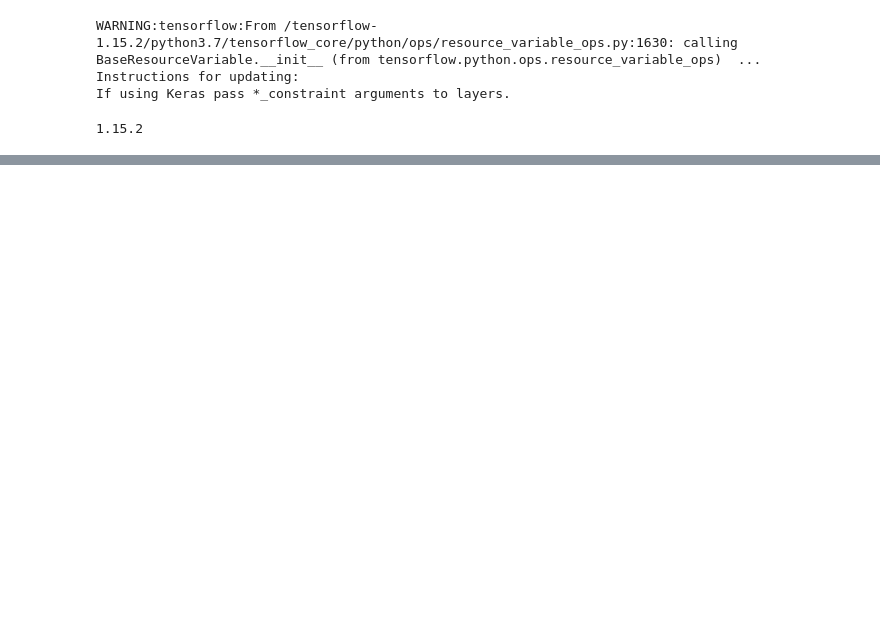
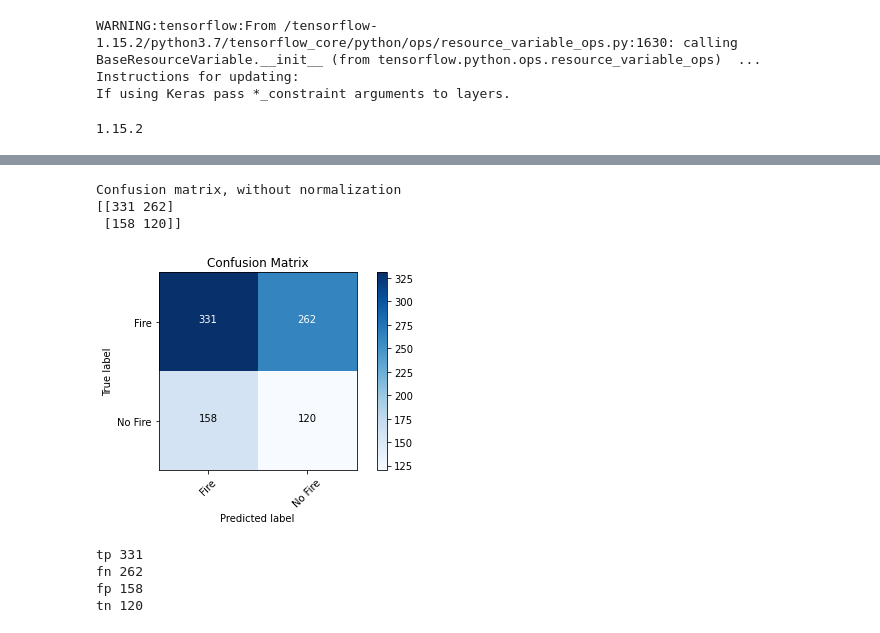
Before and after one commit to ZzzandyzzZ/FireNet, a Jupyter notebook: FireNet.ipynb, the cells around one changed output, grey strips where cells are left out. Cells and saved outputs as stored; diff of their text form; code cells hidden in the pictures; blank space fills up the shorter version.

```diff
--- a/FireNet.ipynb
+++ b/FireNet.ipynb
@@ -212,0 +200,3 @@ plot_model(model, to_file='model_small.png', show_layer_names=False, show_shapes
+# %%
+DATADIR = 'Test Dataset'
+training_data = create_training_data()
@@ -212,0 +255,11 @@ plot_model(model, to_file='model_small.png', show_layer_names=False, show_shapes
+# %%
+X = []
+Y = []
+
+for features,label in training_data:
+    X.append(features)
+    Y.append(label)
+
+X = np.array(X).reshape(-1, IMG_SIZE, IMG_SIZE, 3)
+X = X/255.0
+X.shape[1:]
@@ -212,0 +268,4 @@ plot_model(model, to_file='model_small.png', show_layer_names=False, show_shapes
+# %%
+predicted_labels=model.predict_classes(X)
+predicted_labels=(predicted_labels.reshape(test_image_num,))
+predicted_labels.astype(int)
@@ -212,0 +290,58 @@ plot_model(model, to_file='model_small.png', show_layer_names=False, show_shapes
+# %%
+def plot_confusion_matrix(cm, classes,
+                          normalize=False,
+                          title='Confusion matrix',
+                          cmap=plt.cm.Blues):
+    """
+    This function prints and plots the confusion matrix.
+    Normalization can be applied by setting `normalize=True`.
+    """
+    if normalize:
+        cm = cm.astype('float') / cm.sum(axis=1)[:, np.newaxis]
+        print("Normalized confusion matrix")
+    else:
+        print('Confusion matrix, without normalization')
+
+    print(cm)
+
+    plt.imshow(cm, interpolation='nearest', cmap=cmap)
+    plt.title(title)
+    plt.colorbar()
+    tick_marks = np.arange(len(classes))
+    plt.xticks(tick_marks, classes, rotation=45)
+    plt.yticks(tick_marks, classes)
+
+    fmt = '.2f' if normalize else 'd'
+    thresh = cm.max() / 2.
+    for i, j in itertools.product(range(cm.shape[0]), range(cm.shape[1])):
+        plt.text(j, i, format(cm[i, j], fmt),
+                 horizontalalignment="center",
+                 color="white" if cm[i, j] > thresh else "black")
+
+    plt.ylabel('True label')
+    plt.xlabel('Predicted label')
+    plt.tight_layout()
+
+cm = confusion_matrix(actual_labels, predicted_labels)
+#test_batches.class_indices
+cm_plot_labels=['Fire','No Fire']
+plot_confusion_matrix(cm, cm_plot_labels,title='Confusion Matrix')
+# %% [output]
+Confusion matrix, without normalization
+[[331 262]
+ [158 120]]
+[figure, added]
+# %%
+tp=cm[0][0]
+fn=cm[0][1]
+fp=cm[1][0]
+tn=cm[1][1]
+print("tp"+' '+str(tp))
+print("fn"+' '+str(fn))
+print("fp"+' '+str(fp))
+print("tn"+' '+str(tn))
+# %% [output]
+tp 331
+fn 262
+fp 158
+tn 120
```
Also changed, not shown: parts of 23 cells of this notebook.
